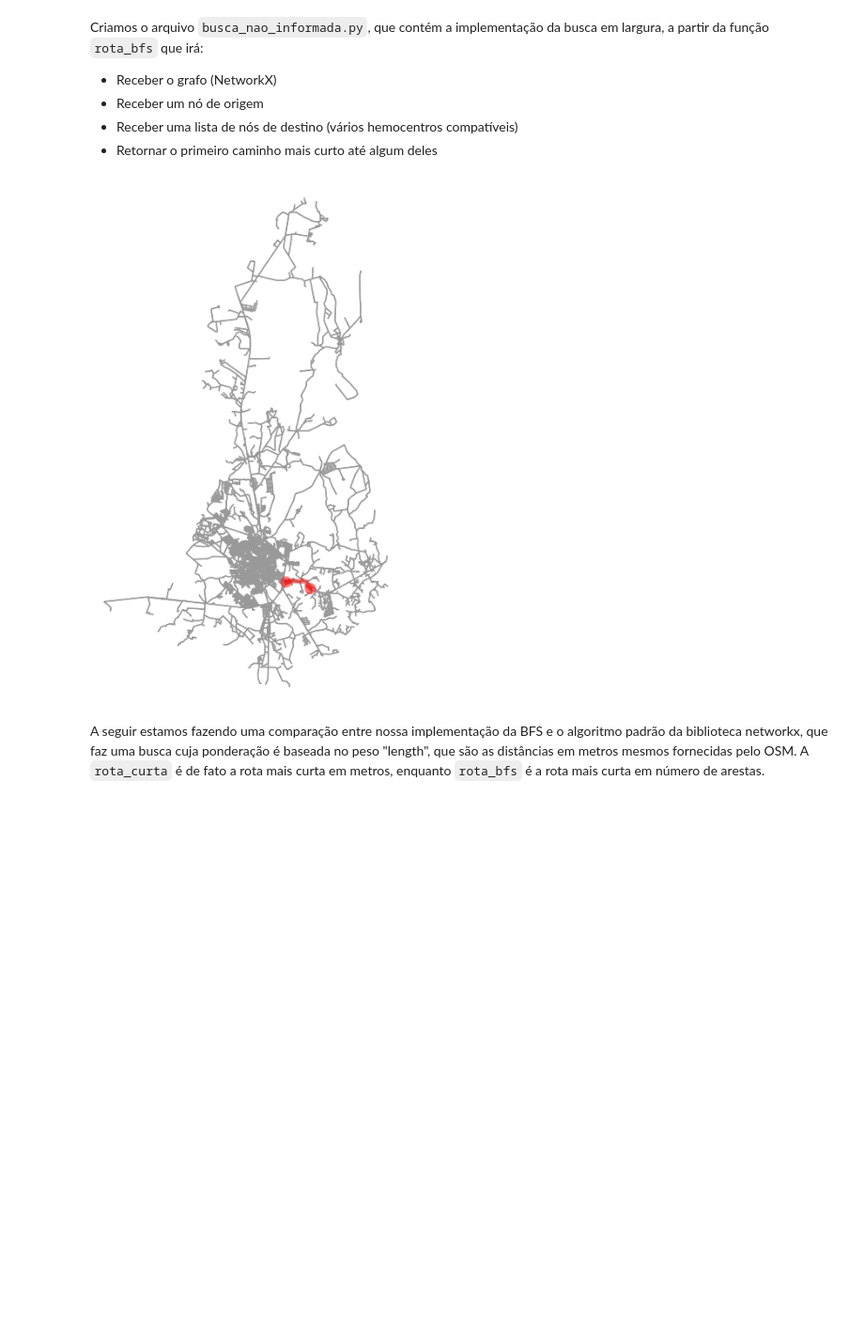
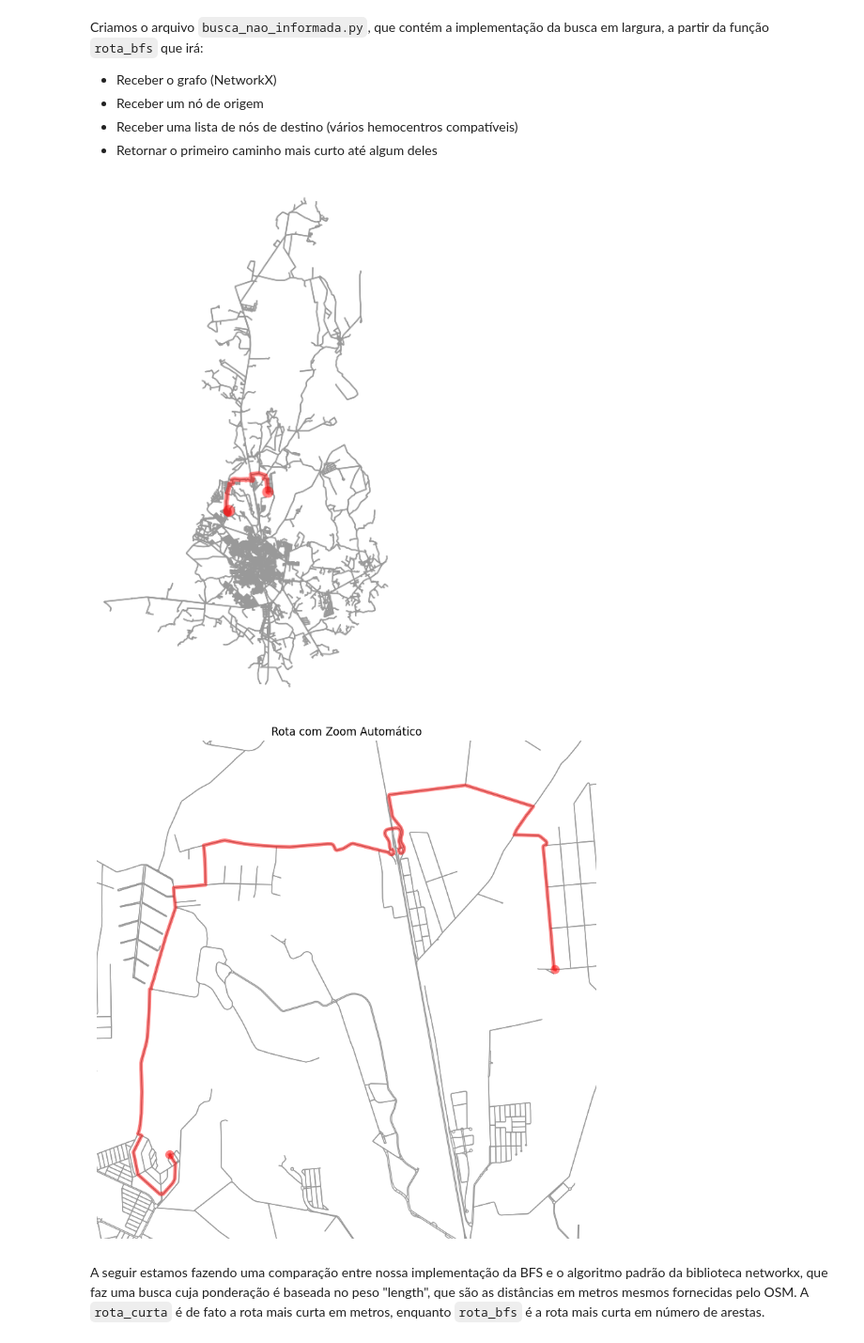
Before and after one commit to marcogarcia2/blood_donation, a Jupyter notebook: project.ipynb, the cells around one changed output. Shown at 94% size. Saved outputs shown, nothing was run; the diff lists cells and outputs as text; code cells hidden in the pictures; blank space fills up the shorter version.

```diff
--- a/project.ipynb
+++ b/project.ipynb
@@ -164,16 +164,17 @@ Criamos o arquivo `busca_nao_informada.py`, que contém a implementação da bus
 # %%
 from busca_nao_informada import bfs
 
 rota_bfs = bfs(G.graph, user[0], hcs_validos)
 
 if rota_bfs:
     G.plotar_rota(rota_bfs)
-    G.plotar_rota_com_zoom(bfs)
+    G.plotar_rota_com_zoom(rota_bfs)
 
 else:
     print("Nenhum hemocentro acessível foi encontrado.")
 # %% [output]
-[figure, old version]
+[figure, new version]
+[figure, added]
 # %% [markdown]
 A seguir estamos fazendo uma comparação entre nossa implementação da BFS e o algoritmo padrão da biblioteca networkx, que faz uma busca cuja ponderação é baseada no peso "length", que são as distâncias em metros mesmos fornecidas pelo OSM. A `rota_curta` é de fato a rota mais curta em metros, enquanto `rota_bfs` é a rota mais curta em número de arestas.
 # %%
```
Also changed, not shown: parts of 9 cells of this notebook.
